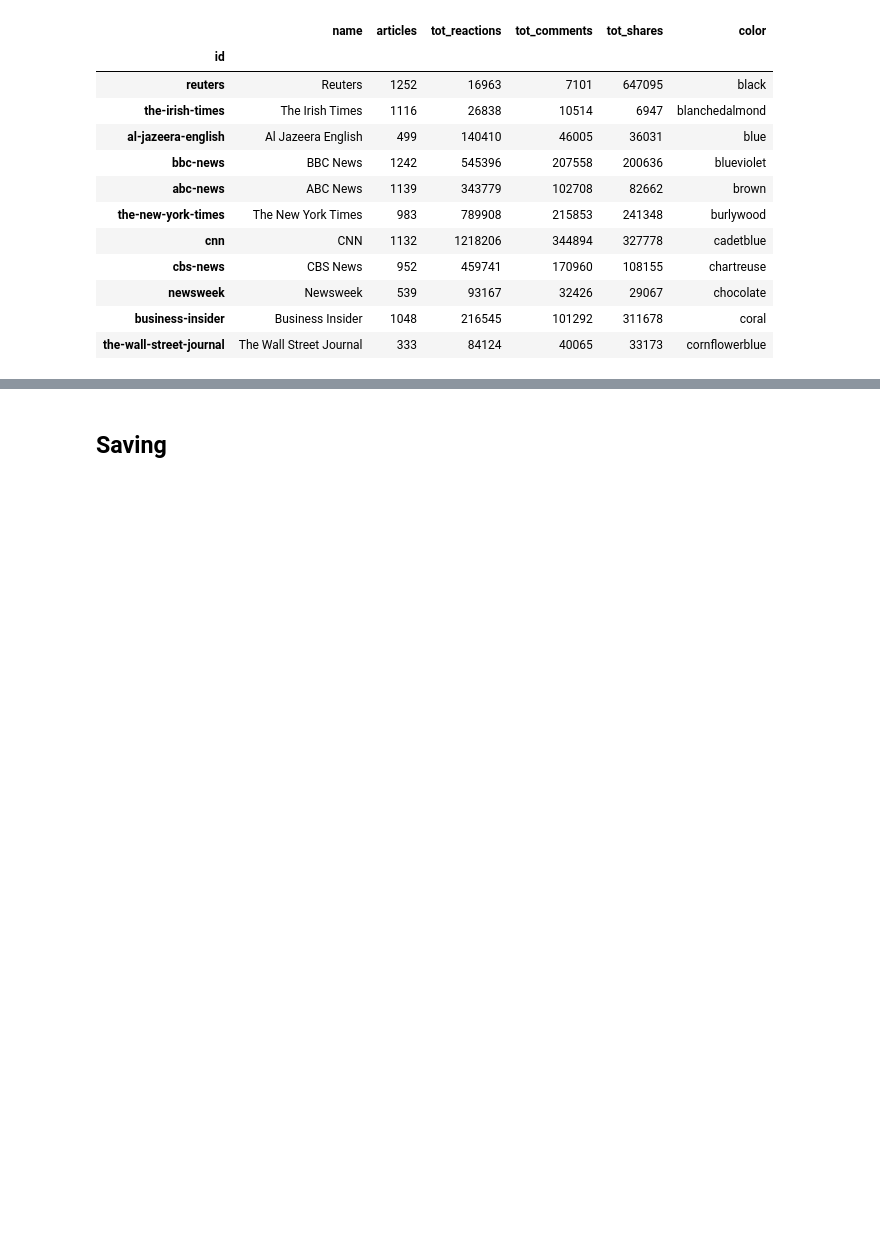
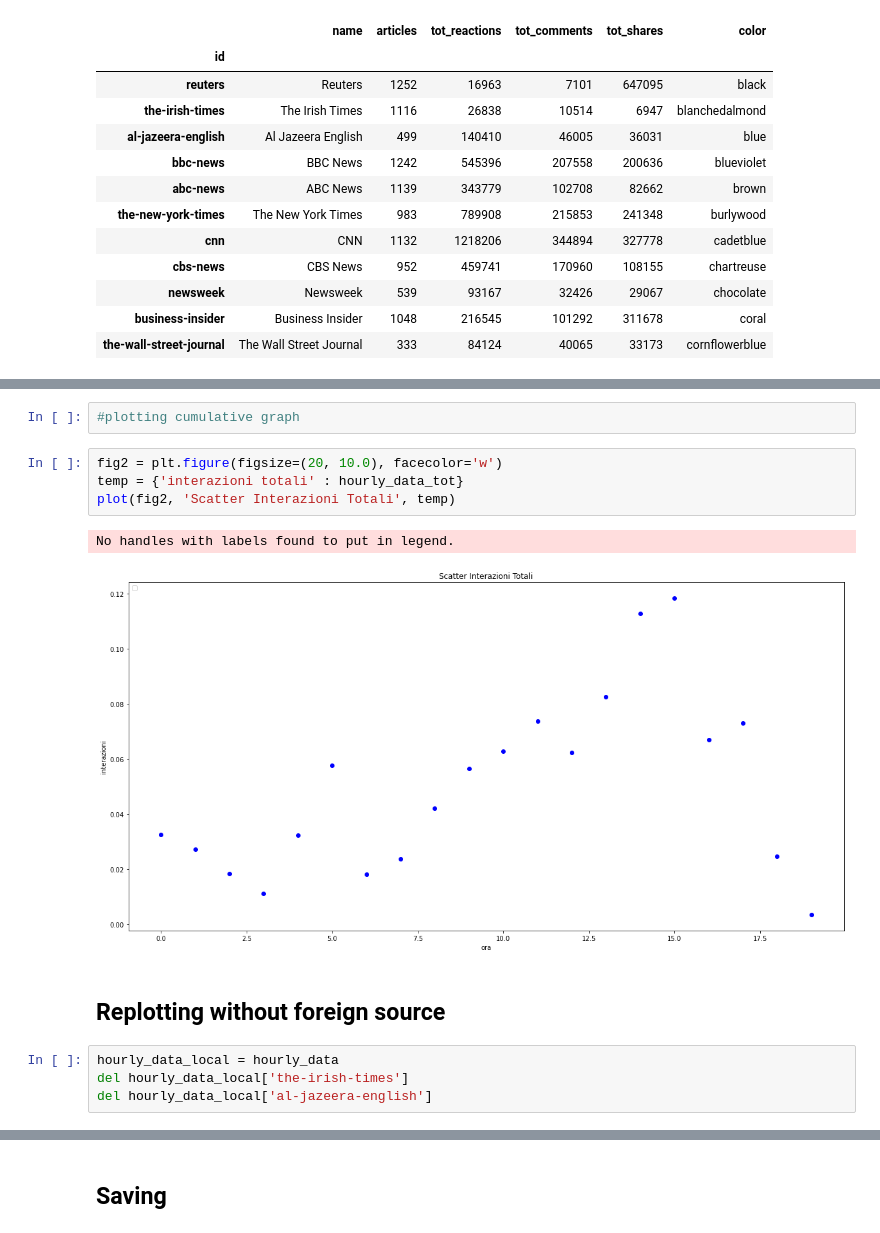
Before and after one commit to Peltrettir/phythonDataAnalysis, a Jupyter notebook: jupyter/Analisi Dati 2.ipynb, the cells around one changed output, grey strips where cells are left out. Drawn from its saved outputs; the diff is of its cells as text; blank space fills up the shorter version.

```diff
--- a/jupyter/Analisi Dati 2.ipynb
+++ b/jupyter/Analisi Dati 2.ipynb
@@ -213,0 +195,15 @@ plt.legend(loc='upper left');
+# %%
+#plotting cumulative graph
+# %%
+fig2 = plt.figure(figsize=(20, 10.0), facecolor='w')
+temp = {'interazioni totali' : hourly_data_tot}
+plot(fig2, 'Scatter Interazioni Totali', temp)
+# %% [output]
+No handles with labels found to put in legend.
+[figure, added]
+# %% [markdown]
+## Replotting without foreign source
+# %%
+hourly_data_local = hourly_data
+del hourly_data_local['the-irish-times']
+del hourly_data_local['al-jazeera-english']
```
Also changed, not shown: parts of 11 cells of this notebook, 19 other files.
